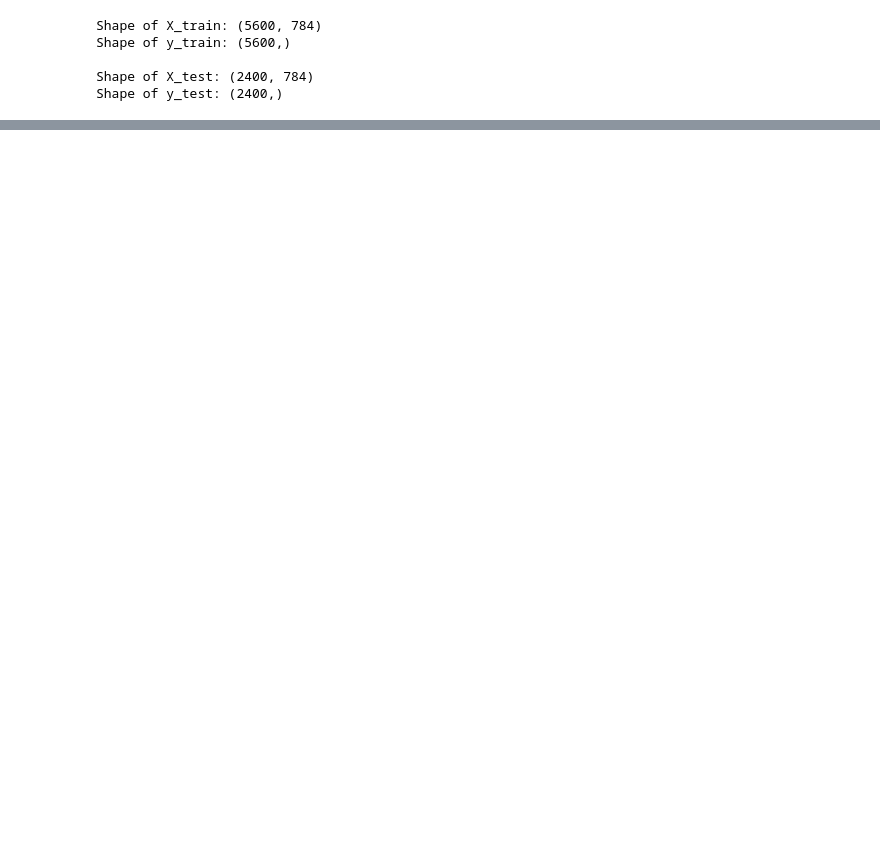
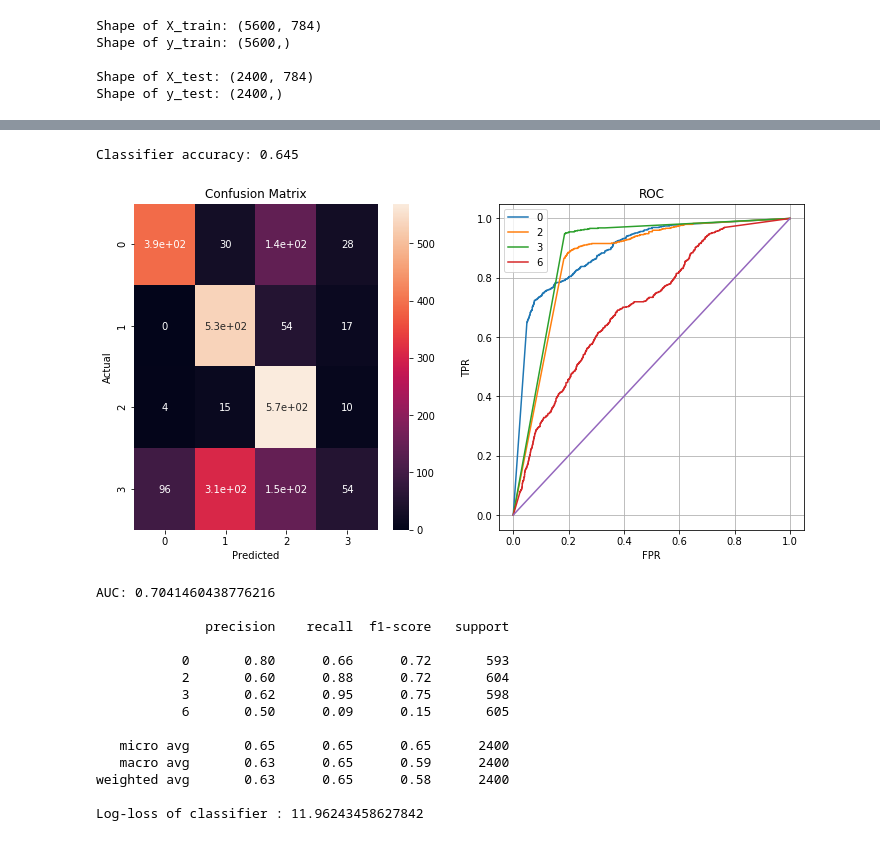
Before and after one commit to TheAnkurPandey/MIDASS_SIT, a Jupyter notebook: CV_Problem/ImageClassificationTask.ipynb, the cells around one changed output, grey strips where cells are left out. Saved outputs shown, nothing was run; the diff lists cells and outputs as text; code cells hidden in the pictures; blank space fills up the shorter version.

```diff
--- a/CV_Problem/ImageClassificationTask.ipynb
+++ b/CV_Problem/ImageClassificationTask.ipynb
@@ -121,0 +202,21 @@ Shape of y_test: (2400,)
+# %%
+from sklearn.naive_bayes import GaussianNB
+clf = GaussianNB()
+train_the_classifier_and_analyse_the_test_results(clf, X_train, y_train, X_test, y_test)
+# %% [output]
+Classifier accuracy: 0.645
+[figure, added]
+AUC: 0.7041460438776216
+
+              precision    recall  f1-score   support
+
+           0       0.80      0.66      0.72       593
+           2       0.60      0.88      0.72       604
+           3       0.62      0.95      0.75       598
+           6       0.50      0.09      0.15       605
+
+   micro avg       0.65      0.65      0.65      2400
+   macro avg       0.63      0.65      0.59      2400
+weighted avg       0.63      0.65      0.58      2400
+
+Log-loss of classifier : 11.96243458627842
```
Also changed, not shown: parts of 11 cells of this notebook, 1 other file.
